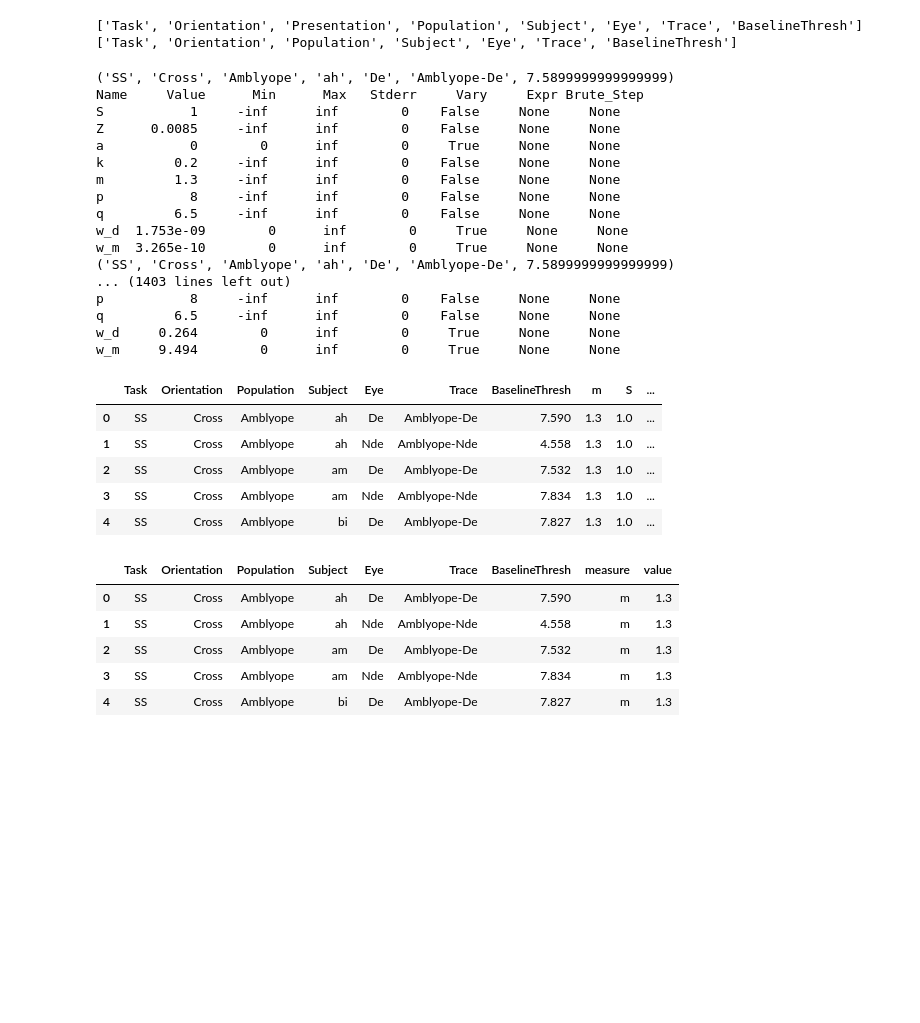
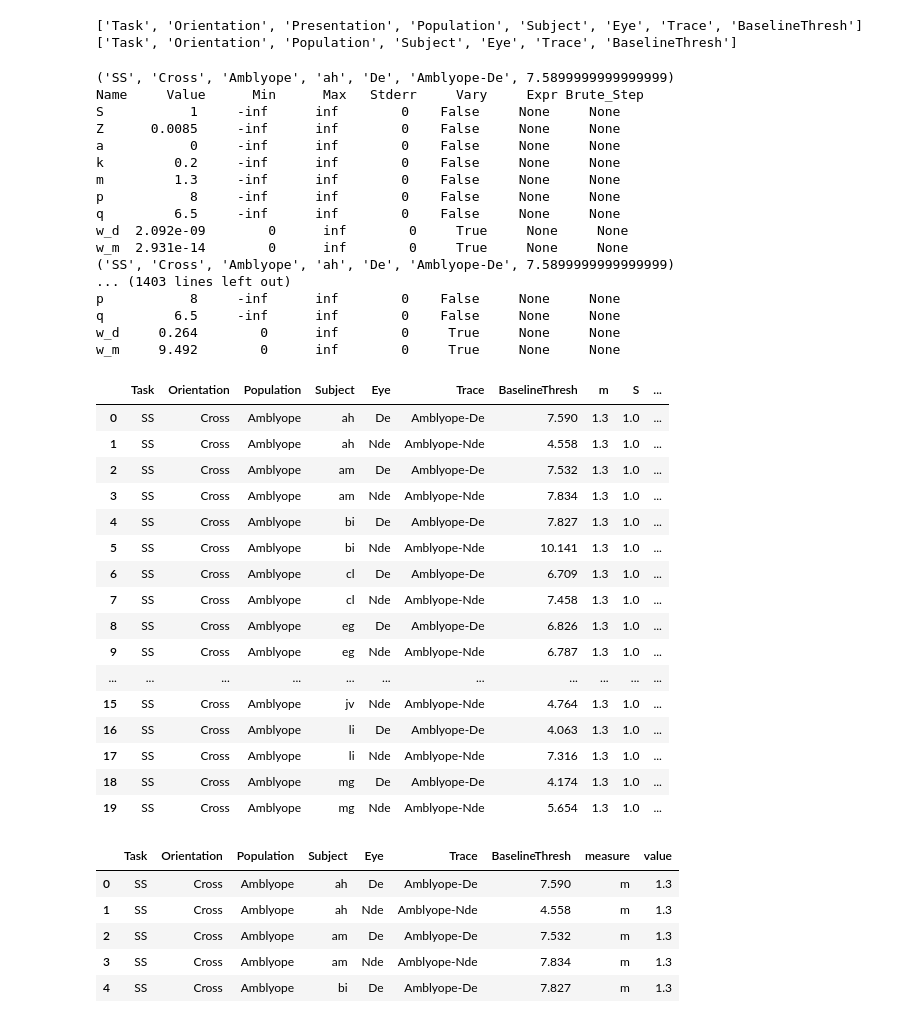
Before and after one commit to smerdis/mrs_amblyopia, a Jupyter notebook: Modeling Thresholds, v3, 2018-05.ipynb, the cells around one changed output. Saved outputs shown, nothing was run; the diff lists cells and outputs as text; code cells hidden in the pictures; blank space fills up the shorter version.

```diff
--- a/Modeling Thresholds, v3, 2018-05.ipynb
+++ b/Modeling Thresholds, v3, 2018-05.ipynb
@@ -84,7 +85,7 @@ pp_gvars_base = pp_gvars + ['BaselineThresh']
 # create groups based on these grouping variables
 groups = sdf.groupby(pp_gvars)
 print(len(groups))
-#for gv, g in groups:
-#    print(gv)
+for gv, g in groups:
+    print(gv)
 # %% [output]
 256
@@ -328,28 +345,39 @@ pfit = groups_with_baseline.apply(utils.model_threshold, model.two_stage_respons
 Name     Value      Min      Max   Stderr     Vary     Expr Brute_Step
 S           1     -inf      inf        0    False     None     None
 Z      0.0085     -inf      inf        0    False     None     None
-a           0        0      inf        0     True     None     None
+a           0     -inf      inf        0    False     None     None
 k         0.2     -inf      inf        0    False     None     None
 m         1.3     -inf      inf        0    False     None     None
 p           8     -inf      inf        0    False     None     None
 q         6.5     -inf      inf        0    False     None     None
-w_d  1.753e-09        0      inf        0     True     None     None
-w_m  3.265e-10        0      inf        0     True     None     None
+w_d  2.092e-09        0      inf        0     True     None     None
+w_m  2.931e-14        0      inf        0     True     None     None
 ('SS', 'Cross', 'Amblyope', 'ah', 'De', 'Amblyope-De', 7.5899999999999999)
 ... (1403 lines left out)
 p           8     -inf      inf        0    False     None     None
 q         6.5     -inf      inf        0    False     None     None
 w_d     0.264        0      inf        0     True     None     None
-w_m     9.494        0      inf        0     True     None     None
+w_m     9.492        0      inf        0     True     None     None
 # %%
-pfit.head()
+pfit.head(n=20)
 # %% [output]
 |  | Task | Orientation | Population | Subject | Eye | Trace | BaselineThresh | m | S | ... |
 | 0 | SS | Cross | Amblyope | ah | De | Amblyope-De | 7.590 | 1.3 | 1.0 | ... |
 | 1 | SS | Cross | Amblyope | ah | Nde | Amblyope-Nde | 4.558 | 1.3 | 1.0 | ... |
 | 2 | SS | Cross | Amblyope | am | De | Amblyope-De | 7.532 | 1.3 | 1.0 | ... |
 | 3 | SS | Cross | Amblyope | am | Nde | Amblyope-Nde | 7.834 | 1.3 | 1.0 | ... |
 | 4 | SS | Cross | Amblyope | bi | De | Amblyope-De | 7.827 | 1.3 | 1.0 | ... |
+| 5 | SS | Cross | Amblyope | bi | Nde | Amblyope-Nde | 10.141 | 1.3 | 1.0 | ... |
+| 6 | SS | Cross | Amblyope | cl | De | Amblyope-De | 6.709 | 1.3 | 1.0 | ... |
+| 7 | SS | Cross | Amblyope | cl | Nde | Amblyope-Nde | 7.458 | 1.3 | 1.0 | ... |
+| 8 | SS | Cross | Amblyope | eg | De | Amblyope-De | 6.826 | 1.3 | 1.0 | ... |
+| 9 | SS | Cross | Amblyope | eg | Nde | Amblyope-Nde | 6.787 | 1.3 | 1.0 | ... |
+| ... | ... | ... | ... | ... | ... | ... | ... | ... | ... | ... |
+| 15 | SS | Cross | Amblyope | jv | Nde | Amblyope-Nde | 4.764 | 1.3 | 1.0 | ... |
+| 16 | SS | Cross | Amblyope | li | De | Amblyope-De | 4.063 | 1.3 | 1.0 | ... |
+| 17 | SS | Cross | Amblyope | li | Nde | Amblyope-Nde | 7.316 | 1.3 | 1.0 | ... |
+| 18 | SS | Cross | Amblyope | mg | De | Amblyope-De | 4.174 | 1.3 | 1.0 | ... |
+| 19 | SS | Cross | Amblyope | mg | Nde | Amblyope-Nde | 5.654 | 1.3 | 1.0 | ... |
 # %%
 # melt the result of the modeling into long format for plotting
 pfit_all_ppsub = pd.melt(pfit, id_vars=modeling_gvars_base, var_name='measure')
```
Also changed, not shown: parts of 8 cells of this notebook.
